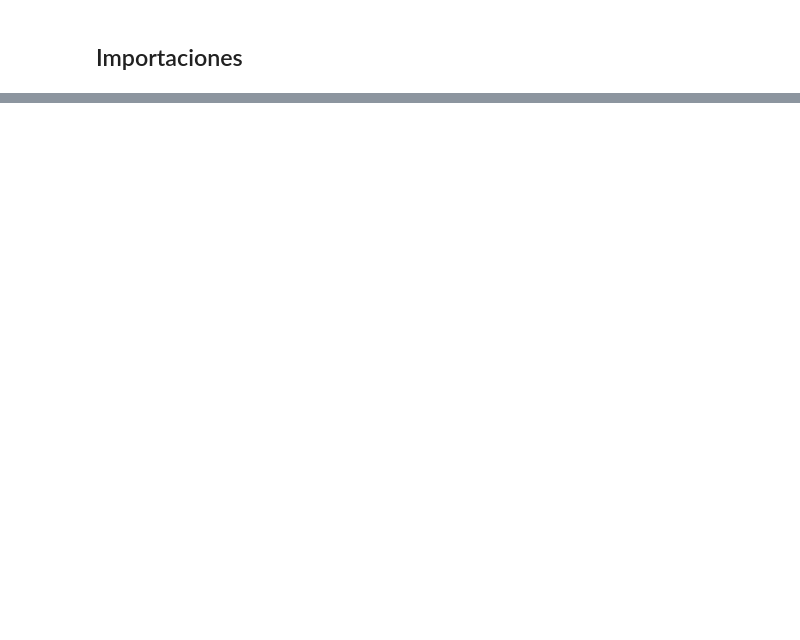
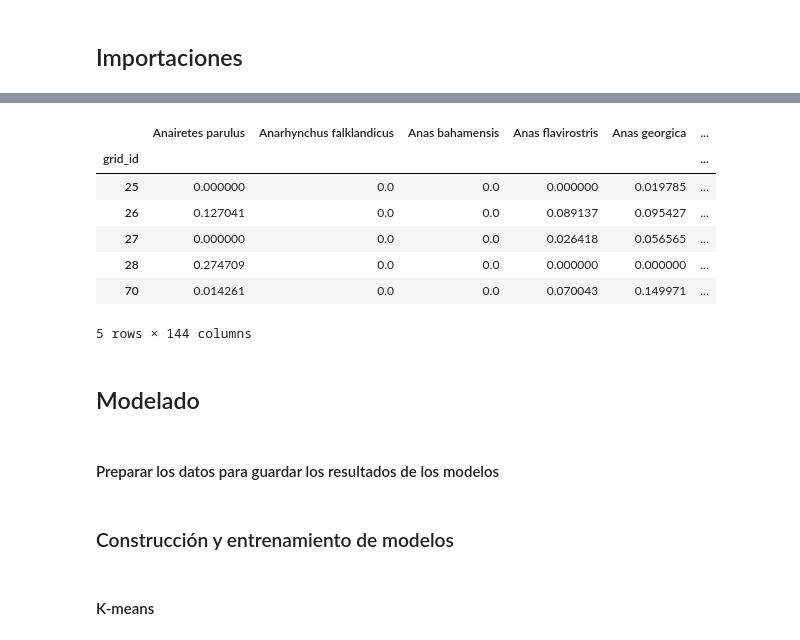
Before and after one commit to pablo-jusim/ornithological_potential, a Jupyter notebook: notebooks/main.ipynb, the cells around one changed output, grey strips where cells are left out. Saved outputs shown, nothing was run; the diff lists cells and outputs as text; code cells hidden in the pictures; blank space fills up the shorter version.

Commit message:
Finalización de los modelos

```diff
--- a/notebooks/main.ipynb
+++ b/notebooks/main.ipynb
@@ -52,0 +36,3 @@ La grilla ya existe en ..\data\interim\grilla_tdf_vacia.gpkg.
+# %%
+ruta_registros = '../data/processed/grilla_tdf_spp.csv'
+df = pd.read_csv(ruta_registros)
@@ -52,0 +44,8 @@ La grilla ya existe en ..\data\interim\grilla_tdf_vacia.gpkg.
+# %%
+# Convertir 'grid_id' en índice:
+df_ind = df.set_index('grid_id')
+
+freq_rel = (df_ind > 0).sum(axis=0) / len(df_ind)
+umbral_inf, umbral_sup = 0.02, 0.90
+especies_útiles = freq_rel[(freq_rel >= umbral_inf) & (freq_rel <= umbral_sup)].index
+df_idx = df_ind[especies_útiles]
@@ -52,0 +57,34 @@ La grilla ya existe en ..\data\interim\grilla_tdf_vacia.gpkg.
+# %%
+# Separar la matriz de valores (sin índice) para pasar a TfidfTransformer
+X = df_idx.values  # shape = (n_celdas, n_especies)
+
+# Crear y ajustar el transformador TF–IDF
+tfidf = TfidfTransformer(norm=None, use_idf=True, smooth_idf=True)
+X_tfidf = tfidf.fit_transform(X).toarray()  # array NumPy, idéntica forma que X
+
+# Normalizar cada fila para usar cosine distance
+X_norm = normalize(X_tfidf, norm='l2', axis=1)
+
+# 'Envolver' el array normalizado en un DataFrame que recupere el índice original
+#  y los nombres de especie como columnas.
+df_tfidf = pd.DataFrame(
+    X_norm,
+    index=df_idx.index,       # los grid_id originales
+    columns=df_idx.columns    # nombres de especies
+)
+
+
+df_tfidf.head()
+# %% [output]
+|  | Anairetes parulus | Anarhynchus falklandicus | Anas bahamensis | Anas flavirostris | Anas georgica | ... |
+| grid_id |  |  |  |  |  | ... |
+| 25 | 0.000000 | 0.0 | 0.0 | 0.000000 | 0.019785 | ... |
+| 26 | 0.127041 | 0.0 | 0.0 | 0.089137 | 0.095427 | ... |
+| 27 | 0.000000 | 0.0 | 0.0 | 0.026418 | 0.056565 | ... |
+| 28 | 0.274709 | 0.0 | 0.0 | 0.000000 | 0.000000 | ... |
+| 70 | 0.014261 | 0.0 | 0.0 | 0.070043 | 0.149971 | ... |
+5 rows × 144 columns
+# %% [markdown]
+## Modelado
+# %% [markdown]
+#### Preparar los datos para guardar los resultados de los modelos
@@ -52,0 +100,4 @@ La grilla ya existe en ..\data\interim\grilla_tdf_vacia.gpkg.
+# %% [markdown]
+### Construcción y entrenamiento de modelos
+# %% [markdown]
+#### K-means
```
Also changed, not shown: parts of 44 cells of this notebook, 8 other files.
